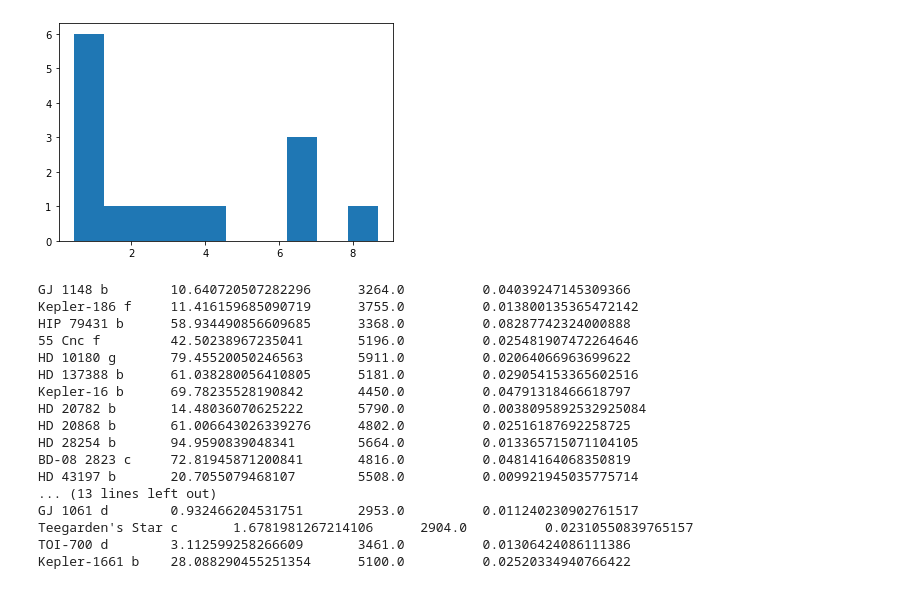
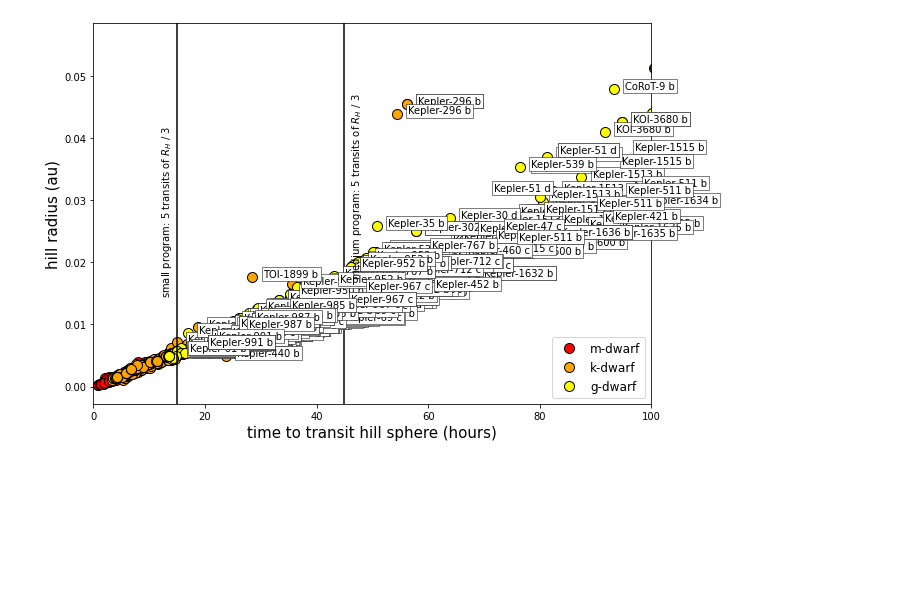
Before and after one commit to tagordon/exomoons, a Jupyter notebook: notebooks/targets.ipynb, the cells around one changed output. Cells and saved outputs as stored; diff of their text form; code cells hidden in the pictures; blank space fills up the shorter version.

```diff
--- a/notebooks/targets.ipynb
+++ b/notebooks/targets.ipynb
@@ -79,26 +140,44 @@ for i, p in enumerate(hz_planets):
-# %%
-pl.hist(th[th < 10]);
-# %% [output]
-[figure, removed]
 # %%
-c = (th / 3 * 5) < 100
-for i, p in enumerate(hz_planets[c]):
-    print(p['pl_name'], "\t", th[c][i] / 3 * 5, "\t", p['st_teff'], "\t", rh[c][i])
+#c = ((th / 3 * 5) < 100) & (hz_planets['tran_flag'] == 1)
+#for i, p in enumerate(hz_planets[c]):
+#    print(p['pl_name'], "\t", th[c][i] / 3 * 5, "\t", p['st_teff'], "\t", rh[c][i])
-# %% [output]
-GJ 1148 b        10.640720507282296      3264.0          0.04039247145309366
-Kepler-186 f     11.416159685090719      3755.0          0.013800135365472142
-HIP 79431 b      58.934490856609685      3368.0          0.08287742324000888
-55 Cnc f         42.50238967235041       5196.0          0.025481907472264646
-HD 10180 g       79.45520050246563       5911.0          0.02064066963699622
-HD 137388 b      61.038280056410805      5181.0          0.029054153365602516
-Kepler-16 b      69.78235528190842       4450.0          0.04791318466618797
-HD 20782 b       14.48036070625222       5790.0          0.0038095892532925084
-HD 20868 b       61.006643026339276      4802.0          0.02516187692258725
-HD 28254 b       94.9590839048341        5664.0          0.013365715071104105
-BD-08 2823 c     72.81945871200841       4816.0          0.04814164068350819
-HD 43197 b       20.7055079468107        5508.0          0.009921945035775714
-... (13 lines left out)
-GJ 1061 d        0.932466204531751       2953.0          0.011240230902761517
-Teegarden's Star c       1.6781981267214106      2904.0          0.02310550839765157
-TOI-700 d        3.112599258266609       3461.0          0.01306424086111386
-Kepler-1661 b    28.088290455251354      5100.0          0.02520334940766422
+# %%
+c = ((th / 3 * 5) < 100) & (hz_planets['tran_flag'] == 1)
+pl.figure(figsize=(10, 7))
+mdwarf = hz_planets[c]['st_teff'] < 3500
+kdwarf = (hz_planets[c]['st_teff'] > 3500) & (hz_planets[c]['st_teff'] < 5000)
+gdwarf = (hz_planets[c]['st_teff'] > 5000) & (hz_planets[c]['st_teff'] < 6000)
+pl.plot(2*th[c][mdwarf], rh[c][mdwarf], 'o', color='red',
+        markeredgewidth=1, markeredgecolor='k', markersize=10, label='m-dwarf')
+pl.plot(2*th[c][kdwarf], rh[c][kdwarf], 'o', color='orange',
+        markeredgewidth=1, markeredgecolor='k', markersize=10, label='k-dwarf')
+pl.plot(2*th[c][gdwarf], rh[c][gdwarf], 'o', color='yellow',
+        markeredgewidth=1, markeredgecolor='k', markersize=10, label='g-dwarf')
+pl.xlim(0, 100)
+#pl.ylim(0, 0.06)
+
+for t, r, pname in zip(th[c], rh[c], hz_planets[c]['pl_name']):
+    if 2*t > 15:
+        if pname == 'Kepler-442 b':
+            pl.annotate(pname, xy=(2*t+2, r+0.001), rotation=0,
+                    bbox=dict(fc="white", lw=0.5, pad=2))
+        elif pname == 'Kepler-47 c':
+            pl.annotate(pname, xy=(2*t+2, r-0.001), rotation=0,
+                    bbox=dict(fc="white", lw=0.5, pad=2))
+        else:
+            pl.annotate(pname, xy=(2*t+2, r), rotation=0,
+                    bbox=dict(fc="white", lw=0.5, pad=2))
+
+pl.axvline(25 * 3 / 5, color='k')
+pl.axvline(75 * 3 / 5, color='k')
+pl.annotate(r'small program: 5 transits of $R_H\ /\ 3$',
+            xy=(25 * 3 / 5 - 3, 0.015), rotation=90, fontsize=10)
+pl.annotate(r'medium program: 5 transits of $R_H\ /\ 3$',
+            xy=(75 * 3 / 5 + 1, 0.018), rotation=90, fontsize=10)
+
+pl.xlabel('time to transit hill sphere (hours)', fontsize=15)
+pl.ylabel('hill radius (au)', fontsize=15)
+pl.legend(fontsize=12, loc='lower right')
+pl.savefig('/Users/tgordon/Desktop/candidates.pdf')
+# %% [output]
+[figure, added]
```
Also changed, not shown: parts of 13 cells of this notebook, 10 other files.
